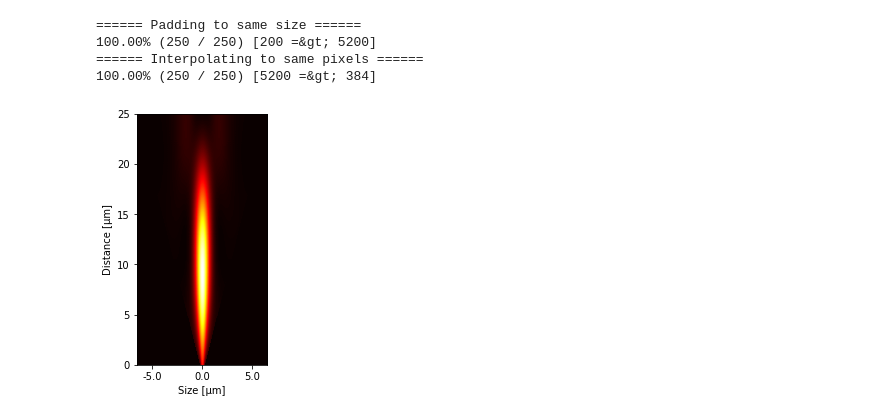
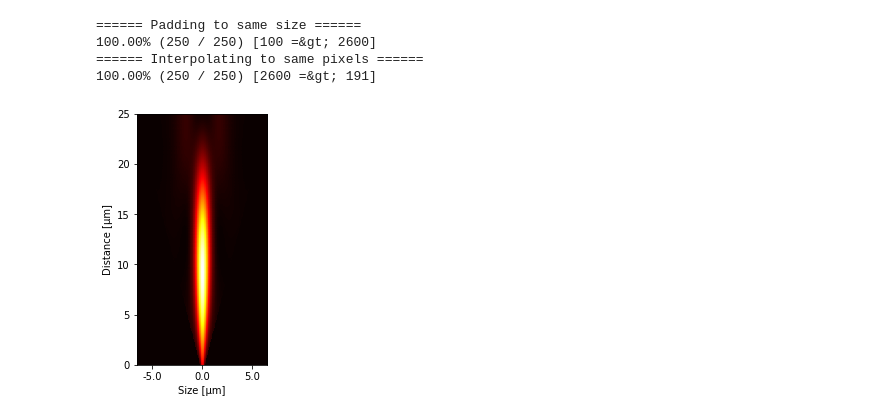
Before and after one commit to Miyoshichi/SimLight, a Jupyter notebook: Examples/intensity.ipynb, the cells around one changed output. Saved outputs shown, nothing was run; the diff lists cells and outputs as text; code cells hidden in the pictures.

```diff
--- a/Examples/intensity.ipynb
+++ b/Examples/intensity.ipynb
@@ -13,9 +13,10 @@ nm = 1e-9
 # %%
 wavelength = 0.550 * µm
 size = 5 * mm
-N = 200  # pixel number
+N = 100  # pixel number
 f = 10 * mm
-z = 9.999 * mm
+z = 10 * mm
+j = 15  # zernike orders
 # %%
 F = sl.PlaneWave(wavelength, size, N)
 L = sl.Lens.new_lens(size, f)
@@ -22,12 +25,10 @@ L = sl.Lens.new_lens(size, f)
 # %%
-F = sl.circle_aperture(F)
-F, F_3d = sl.near_field_propagation(F, L, z, return_3d_field=True, coord='spherical')
+F1 = sl.circle_aperture(F)
+F1, F1_3d = sl.near_field_propagation(F1, L, z, return_3d_field=True, coord='spherical')
+slpl.plot_vertical_intensity(F1_3d, norm_type=1)
 # %% [output]
 ====== Padding to same size ======
-100.00% (250 / 250) [200 =&gt; 5200]
+100.00% (250 / 250) [100 =&gt; 2600]
 ====== Interpolating to same pixels ======
-100.00% (250 / 250) [5200 =&gt; 384]
+100.00% (250 / 250) [2600 =&gt; 191]
+[figure, added]
-# %%
-slpl.plot_vertical_intensity(F_3d, norm_type=1)
-# %% [output]
-[figure, removed]
```
Also changed, not shown: parts of 3 cells of this notebook, 2 other files.
